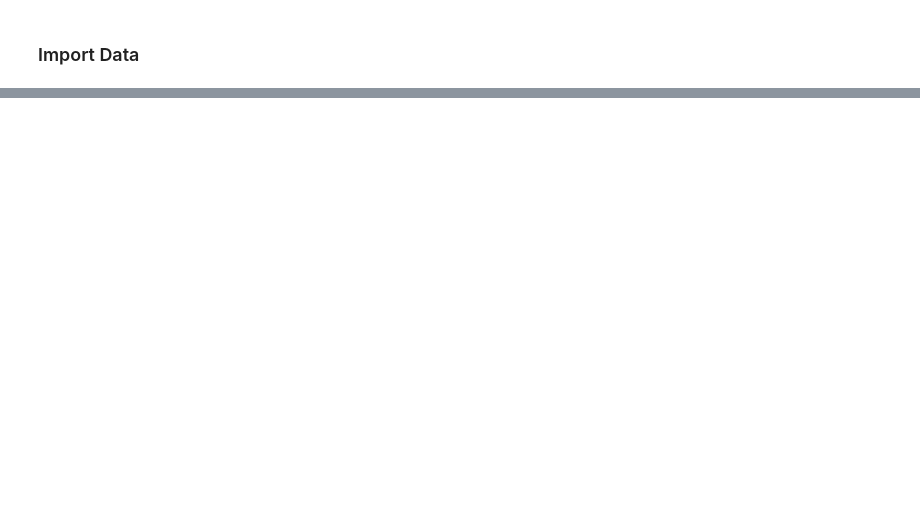
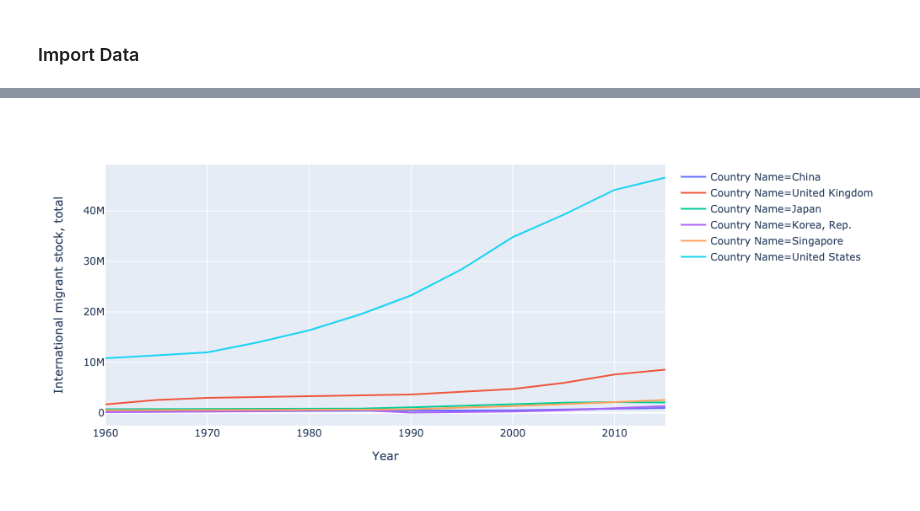
Before and after one commit to devonnavon/JapanResearch, a Jupyter notebook: economy-overview.ipynb, the cells around one changed output, grey strips where cells are left out. Saved outputs shown, nothing was run; the diff lists cells and outputs as text; code cells hidden in the pictures; blank space fills up the shorter version.

```diff
--- a/economy-overview.ipynb
+++ b/economy-overview.ipynb
@@ -1,7 +1,8 @@
 # %%
 import pandas as pd
 import numpy as np
-import matplotlib.pyplot as plt
-import seaborn as sns
+import plotly.express as px
+from importlib import reload
 
-sns.set()
+from helpers import worldbank as wb
+reload(wb)
@@ -8,7 +11,7 @@ sns.set()
 # %% [markdown]
 <h3>Import Data</h3>
 # %%
-population = pd.read_csv('world-bank-data/Population/data.csv', header=2)
-migrant_pop = pd.read_csv('world-bank-data/MigrantPop/data.csv', header=2)
-gdp = pd.read_csv('world-bank-data/GDP/data.csv', header = 2)
-gni = pd.read_csv('world-bank-data/GNI/data.csv', header = 2)
+population = wb.transform(pd.read_csv('world-bank-data/Population/data.csv', header=2))
+migrant_pop = wb.transform(pd.read_csv('world-bank-data/MigrantPop/data.csv', header=2))
+gdp = wb.transform(pd.read_csv('world-bank-data/GDP/data.csv', header = 2))
+gni = pd.read_csv('world-bank-data/GNI/data.csv', header = 2)#lots of info is it worth it?
@@ -49,0 +18,7 @@ No handles with labels found to put in legend.
+# %%
+focus = ['Japan','Singapore', 'United Kingdom', 'China', 'Korea, Rep.','United States']
+
+stats = [population, migrant_pop, gdp]
+all_vals = pd.concat(stats, sort=True).reset_index()
+all_vals = all_vals[all_vals['Country Name'].isin(focus)]
+all_vals.columns
@@ -49,0 +35,8 @@ No handles with labels found to put in legend.
+# %%
+mp = migrant_pop.reset_index()
+mp = mp[mp['Country Name'].isin(focus)]
+# %%
+fig = px.line(mp, x = 'Year',  y = 'International migrant stock, total', color='Country Name')
+fig.show()
+# %% [output]
+[figure, added]
```
Also changed, not shown: parts of 9 cells of this notebook, 1 other file.
